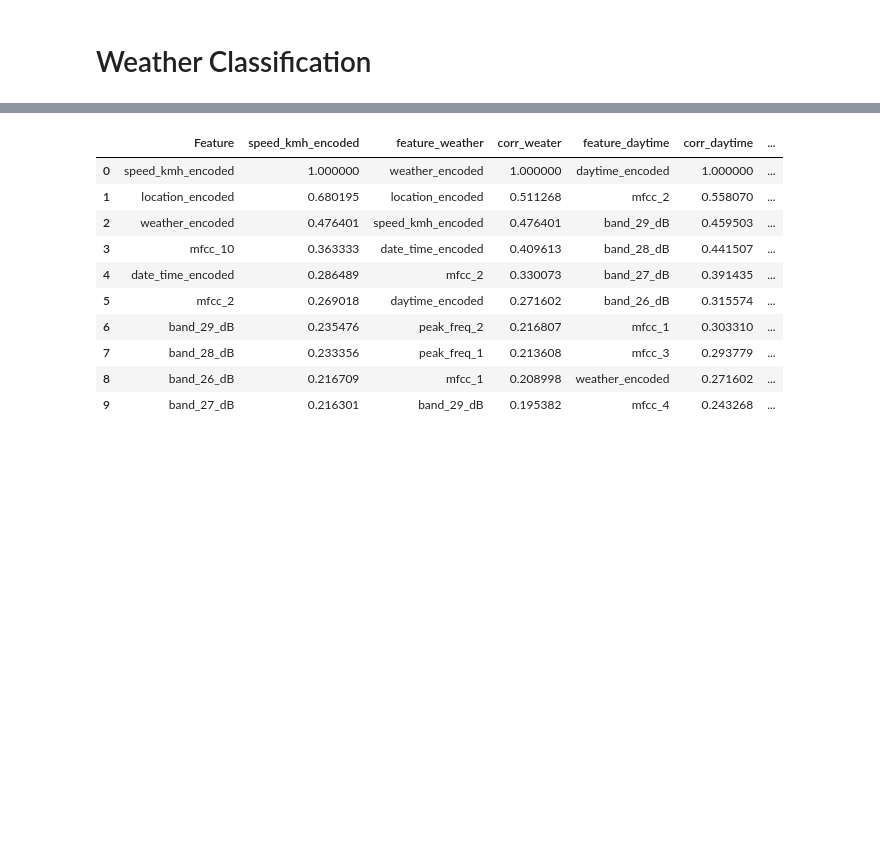
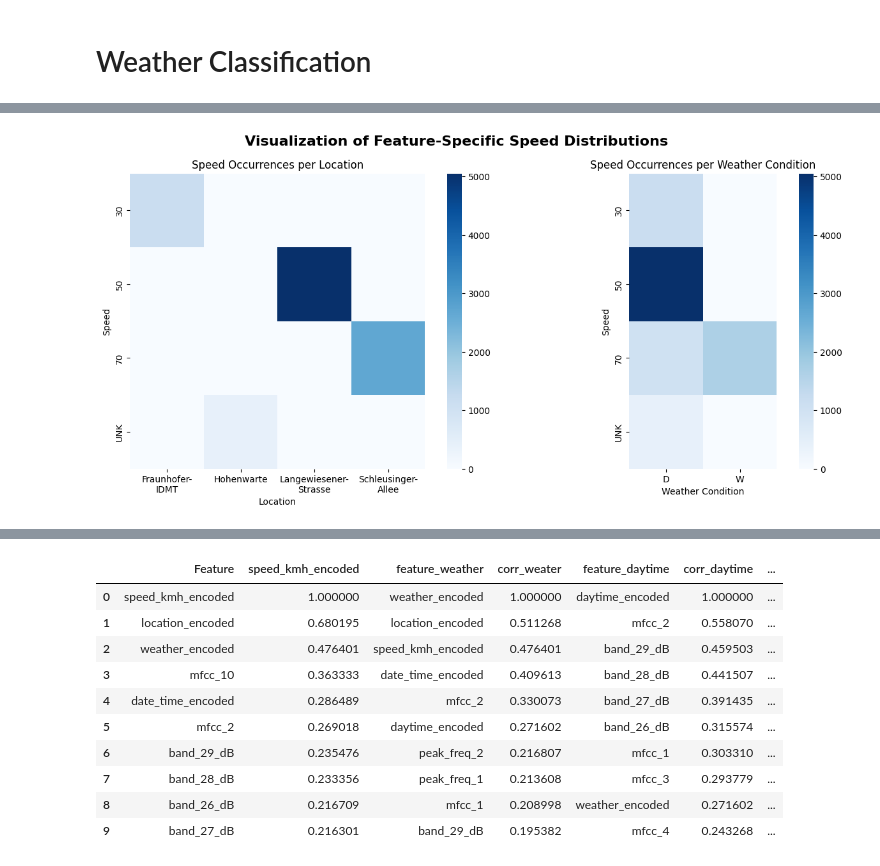
Before and after one commit to janikWa/RoadTrafficNoise, a Jupyter notebook: weather_classification/weather_classification.ipynb, the cells around one changed output, grey strips where cells are left out. Saved outputs shown, nothing was run; the diff lists cells and outputs as text; code cells hidden in the pictures; blank space fills up the shorter version.

```diff
--- a/weather_classification/weather_classification.ipynb
+++ b/weather_classification/weather_classification.ipynb
@@ -29,0 +54,40 @@ correlation_matrix = df.corr()
+# %%
+remapped = df.rename(columns = {
+    "location_encoded": "location",
+    "speed_kmh_encoded": "speed",
+    "weather_encoded" : "weather"
+})
+
+remapped.replace({
+    "location": loc,
+    "speed": speed,
+    "weather": weather
+}, inplace=True)
+# %%
+leakage_location = remapped.groupby("location")["speed"].value_counts().unstack(fill_value=0).T
+leakage_weather = remapped.groupby("weather")["speed"].value_counts().unstack(fill_value=0).T
+
+for col in leakage_location.columns:
+    leakage_location.rename(columns={
+        col: col.replace("-", "-\n")
+    }, inplace=True)
+# %%
+fig, axes = plt.subplots(1, 2, figsize=(16, 6))
+fig.suptitle("Visualization of Feature-Specific Speed Distributions", fontsize=16, fontweight="bold")
+
+sns.heatmap(leakage_location, cmap="Blues", ax=axes[0], cbar=True, square=True)
+axes[0].set_title("Speed Occurrences per Location", fontsize=12)
+axes[0].set_xlabel("Location")
+axes[0].set_ylabel("Speed")
+#axes[0].tick_params(axis='x', rotation=45)
+
+
+sns.heatmap(leakage_weather, cmap="Blues", ax=axes[1], cbar=True, square=True)
+axes[1].set_title("Speed Occurrences per Weather Condition", fontsize=12)
+axes[1].set_xlabel("Weather Condition")
+axes[1].set_ylabel("Speed")
+
+plt.subplots_adjust(wspace=-0.2)
+plt.show()
+# %% [output]
+[figure, added]
```
Also changed, not shown: parts of 5 cells of this notebook.
